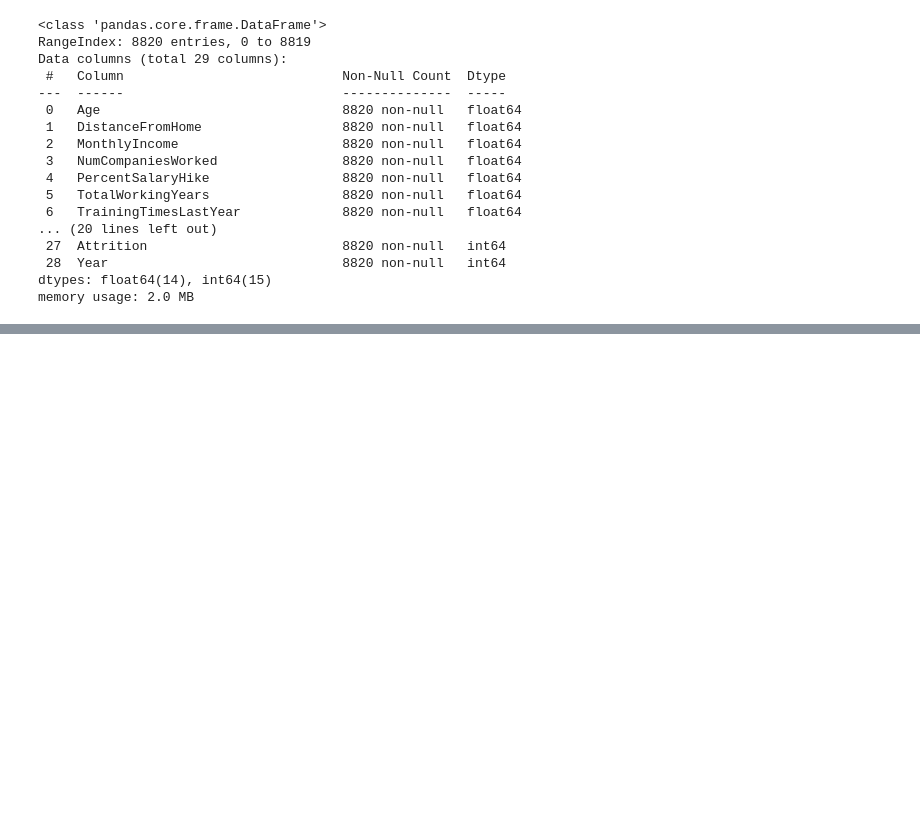
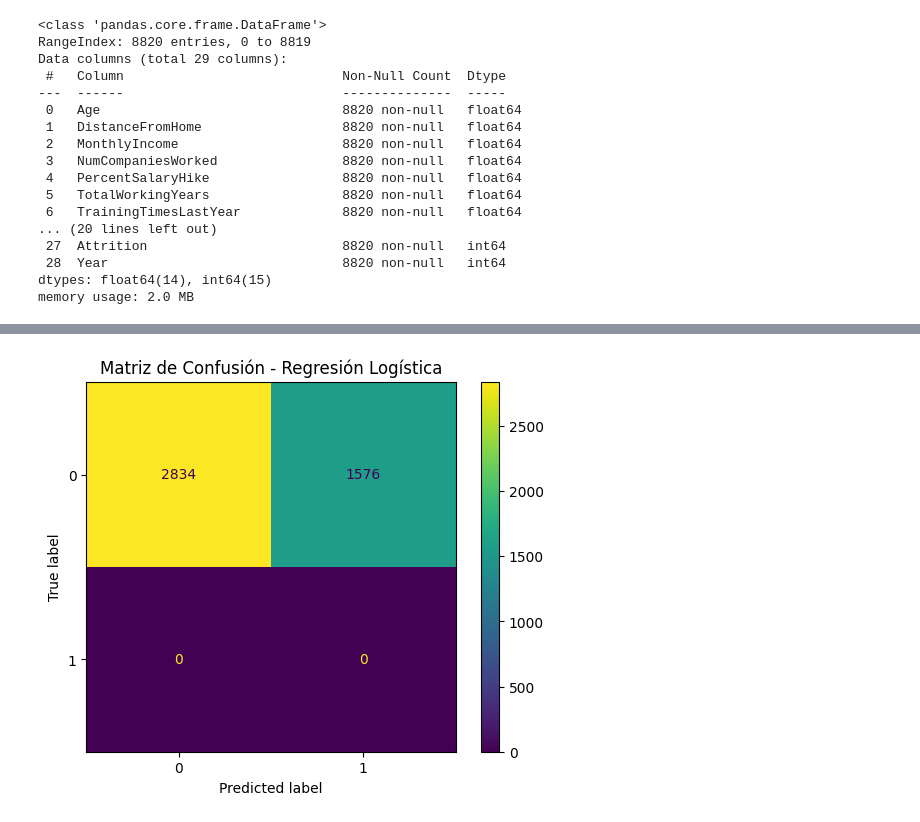
Before and after one commit to salsaimon/proyecto_recursoshumanos, a Jupyter notebook: c_modelos.ipynb, the cells around one changed output, grey strips where cells are left out. Cells and saved outputs as stored; diff of their text form; code cells hidden in the pictures; blank space fills up the shorter version.

```diff
--- a/c_modelos.ipynb
+++ b/c_modelos.ipynb
@@ -381,0 +564,82 @@ X_test shape: (4410, 26)
+# %%
+import numpy as np
+import matplotlib.pyplot as plt
+from sklearn.metrics import (
+    classification_report,
+    confusion_matrix,
+    ConfusionMatrixDisplay,
+    roc_auc_score,
+    roc_curve
+)
+import joblib
+
+# Preparar datos de 2016 para la prueba
+X_final_2016 = df_final2016.drop(columns=['Attrition', 'Year', 'EmployeeID'])  # Excluir columnas no necesarias
+y_true_2016 = df_final2016['Attrition']  # Variable objetivo verdadera (solo ceros en este caso)
+
+# Verificar la distribución de clases en los datos de 2016
+print(f"Distribución de clases en los datos de 2016:\n{y_true_2016.value_counts()}")
+
+# Estandarizar las características de los datos de 2016 usando el mismo scaler
+X_final_2016_scaled = scaler.transform(X_final_2016)
+
+# Asegúrate de que las columnas en X_final_2016 coincidan con las usadas para el entrenamiento
+expected_features = scaler.feature_names_in_  # Nombres de características esperados
+X_final_2016 = pd.DataFrame(X_final_2016_scaled, columns=expected_features)
+X_final_2016_scaled = scaler.transform(X_final_2016)  # Reescalar
+
+# Predicciones con los modelos entrenados
+y_pred_logistic = logistic_model.predict(X_final_2016_scaled)
+y_pred_tree = decision_tree_model.predict(X_final_2016_scaled)
+
+# Predicciones con los modelos balanceados (si aplicaste SMOTE)
+y_pred_logistic_balanced = logistic_model_balanced.predict(X_final_2016_scaled)
+y_pred_tree_balanced = decision_tree_model_balanced.predict(X_final_2016_scaled)
+
+# Función para evaluar el modelo enfocándose en las predicciones
+def evaluate_predictions(y_true, y_pred, model_name):
+    print(f"\nEvaluación del modelo {model_name}:")
+    print("Predicciones:")
+    print(y_pred[:10])  # Mostrar algunas predicciones para inspección
+
+    # Imprimir estadísticas de predicciones
+    print(f"Predicciones para el modelo {model_name}:")
+    unique_pred = np.unique(y_pred)
+    print(f"Clases únicas en las predicciones: {unique_pred}")
+
+    # Puedes comparar las predicciones con la distribución esperada
+    # pero dado que y_true solo contiene ceros, esto es solo para referencia
+    if len(unique_pred) > 1:
+        cm = confusion_matrix(y_true, y_pred)
+        disp = ConfusionMatrixDisplay(confusion_matrix=cm)
+        disp.plot()
+        plt.title(f'Matriz de Confusión - {model_name}')
+        plt.show()
+
+        print("\nReporte de Clasificación:")
+        print(classification_report(y_true, y_pred))
+
+        try:
+            roc_auc = roc_auc_score(y_true, y_pred)
+            print(f"AUC-ROC Score: {roc_auc:.2f}")
+
+            fpr, tpr, _ = roc_curve(y_true, y_pred)
+            plt.plot(fpr, tpr, label=f"AUC-ROC (Test): {roc_auc:.2f}")
+            plt.xlabel('Falso Positivo')
+            plt.ylabel('Verdadero Positivo')
+            plt.title(f'Curva ROC - {model_name}')
+            plt.legend()
+            plt.show()
+        except ValueError as e:
+            print(f"No se puede calcular AUC-ROC: {e}")
+    else:
+        print("No se puede calcular la matriz de confusión ni las métricas ROC porque solo hay una clase en los datos.")
+
+# Evaluar los modelos sin balanceo
+evaluate_predictions(y_true_2016, y_pred_logistic, 'Regresión Logística')
+evaluate_predictions(y_true_2016, y_pred_tree, 'Árbol de Decisión')
+
+# Evaluar los modelos con balanceo
+evaluate_predictions(y_true_2016, y_pred_logistic_balanced, 'Regresión Logística con Balanceo')
+evaluate_predictions(y_true_2016, y_pred_tree_balanced, 'Árbol de Decisión con Balanceo')
+# %% [output]
@@ -381,0 +656 @@ X_test shape: (4410, 26)
+[figure, added]
```
Also changed, not shown: parts of 17 cells of this notebook.
